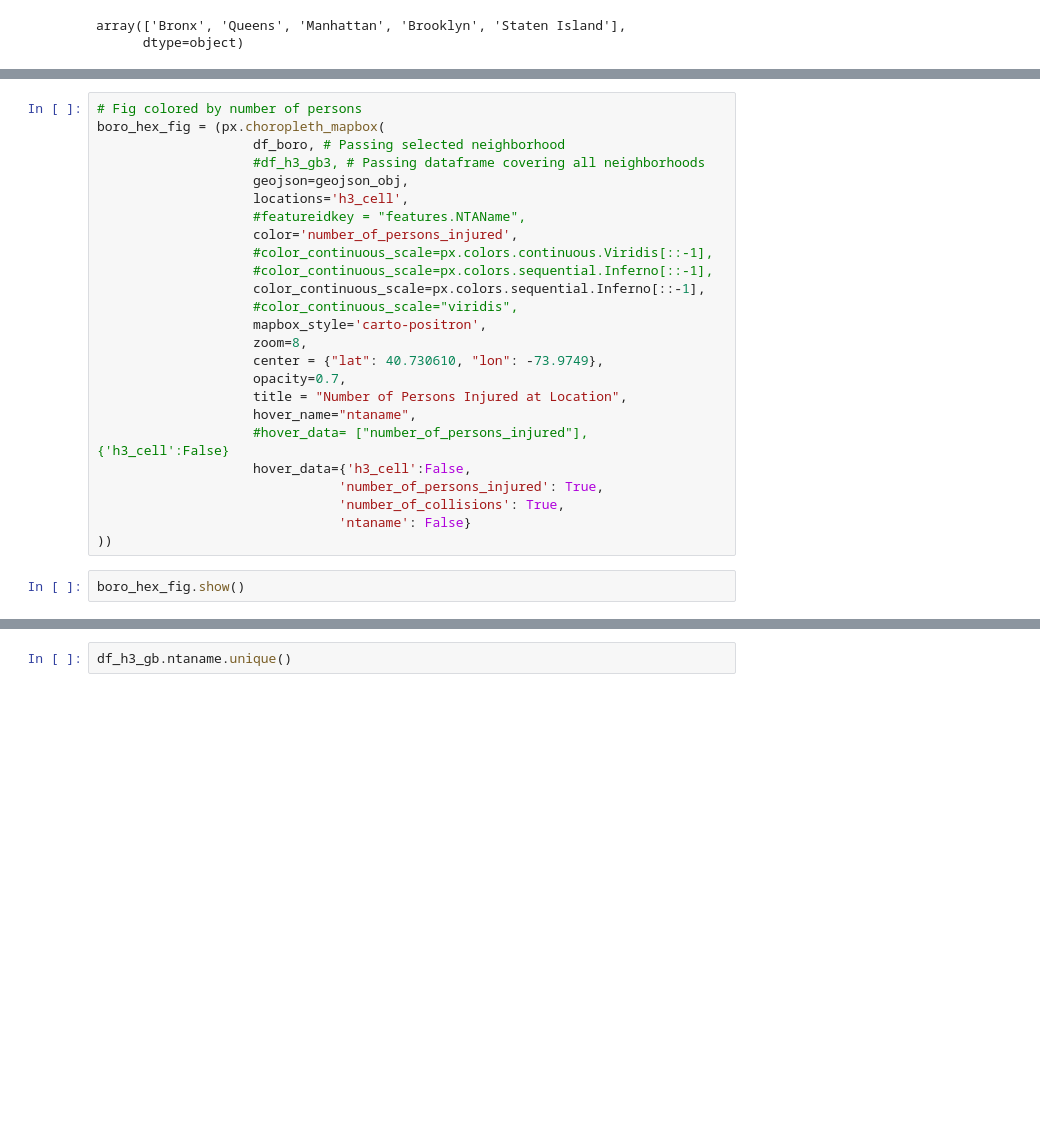
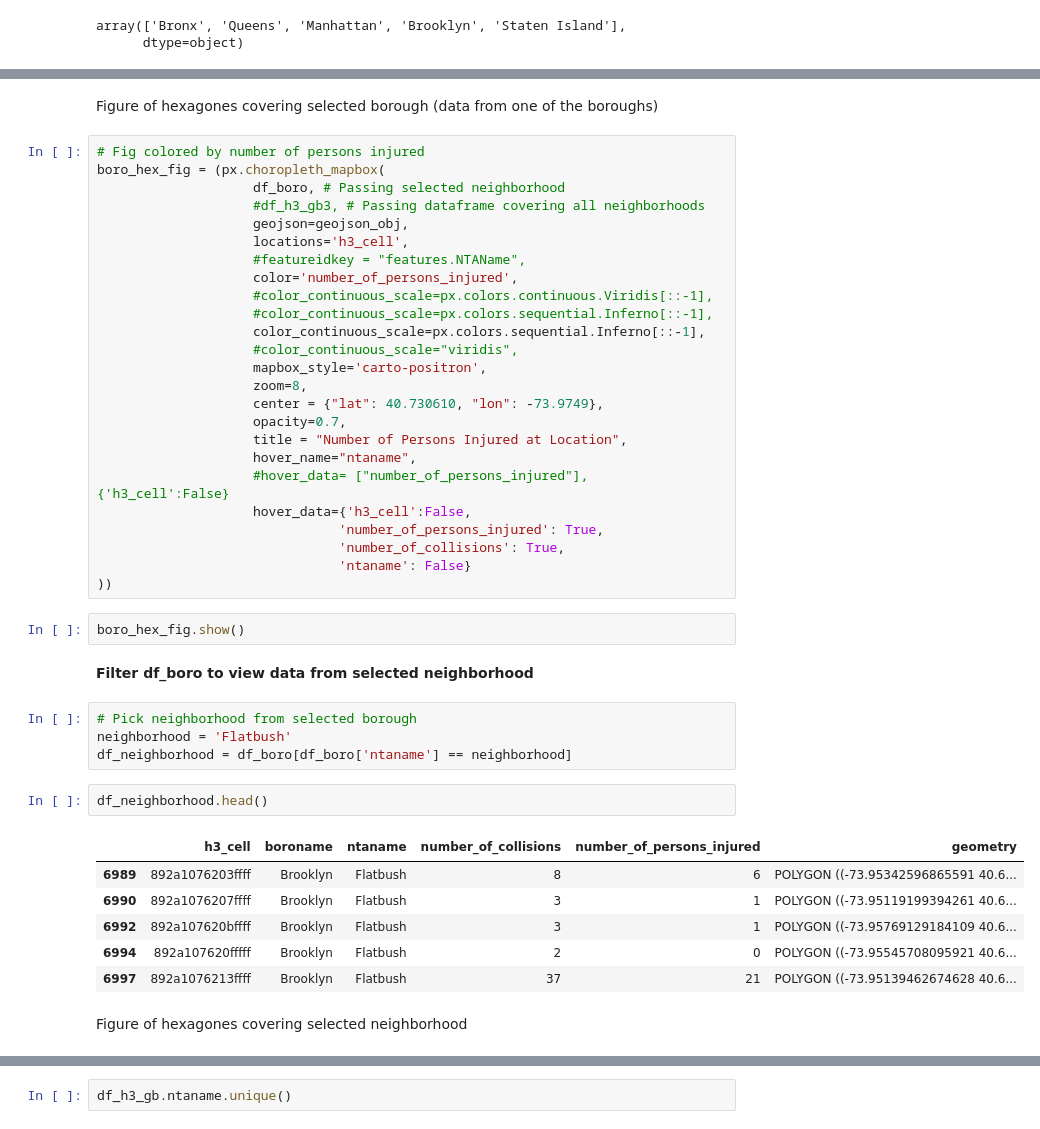
Before and after one commit to JorgeGranda72/OpenNycProject, a Jupyter notebook: Neighborhood_and_H3_Visualizations.ipynb, the cells around one changed output, grey strips where cells are left out. Drawn from its saved outputs; the diff is of its cells as text; blank space fills up the shorter version.

Commit message:
Neighboorhood data filtered from original h3 data

```diff
--- a/Neighborhood_and_H3_Visualizations.ipynb
+++ b/Neighborhood_and_H3_Visualizations.ipynb
@@ -394,7 +391,9 @@ array(['Bronx', 'Queens', 'Manhattan', 'Brooklyn', 'Staten Island'],
 borough = 'Brooklyn'
 df_boro = df_h3_gb[df_h3_gb['boroname'] == borough]
+# %% [markdown]
+Figure of hexagones covering selected borough (data from one of the boroughs)
 # %%
-# Fig colored by number of persons
+# Fig colored by number of persons injured
 boro_hex_fig = (px.choropleth_mapbox(
                     df_boro, # Passing selected neighborhood
                     #df_h3_gb3, # Passing dataframe covering all neighborhoods
@@ -420,3 +419,20 @@ boro_hex_fig = (px.choropleth_mapbox(
 ))
 # %%
 boro_hex_fig.show()
+# %% [markdown]
+**Filter df_boro to view data from selected neighborhood**
+# %%
+# Pick neighborhood from selected borough
+neighborhood = 'Flatbush'
+df_neighborhood = df_boro[df_boro['ntaname'] == neighborhood]
+# %%
+df_neighborhood.head()
+# %% [output]
+|  | h3_cell | boroname | ntaname | number_of_collisions | number_of_persons_injured | geometry |
+| 6989 | 892a1076203ffff | Brooklyn | Flatbush | 8 | 6 | POLYGON ((-73.95342596865591 40.6... |
+| 6990 | 892a1076207ffff | Brooklyn | Flatbush | 3 | 1 | POLYGON ((-73.95119199394261 40.6... |
+| 6992 | 892a107620bffff | Brooklyn | Flatbush | 3 | 1 | POLYGON ((-73.95769129184109 40.6... |
+| 6994 | 892a107620fffff | Brooklyn | Flatbush | 2 | 0 | POLYGON ((-73.95545708095921 40.6... |
+| 6997 | 892a1076213ffff | Brooklyn | Flatbush | 37 | 21 | POLYGON ((-73.95139462674628 40.6... |
+# %% [markdown]
+Figure of hexagones covering selected neighborhood
```
Also changed, not shown: parts of 27 cells of this notebook.
